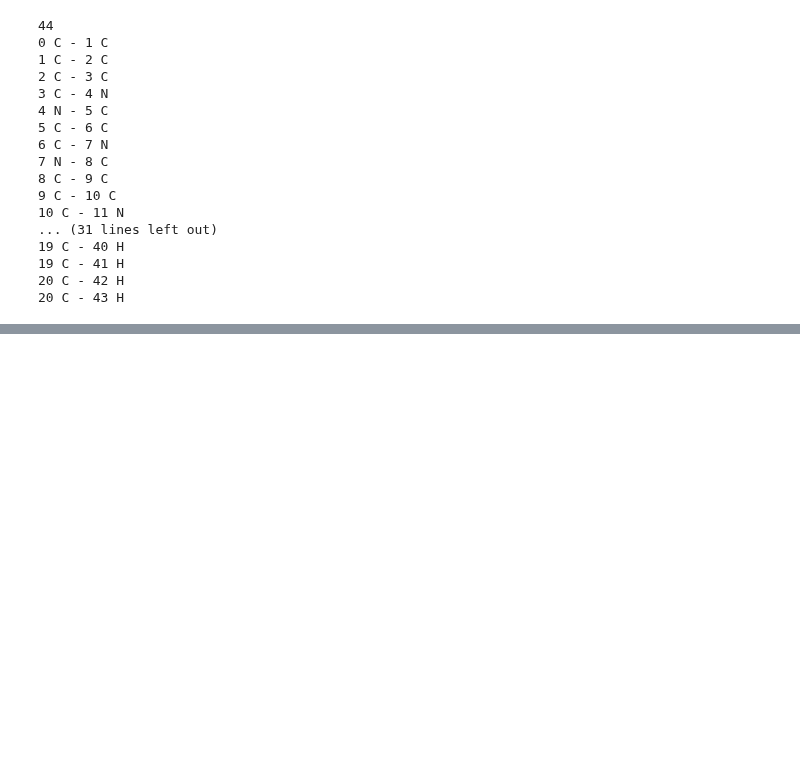
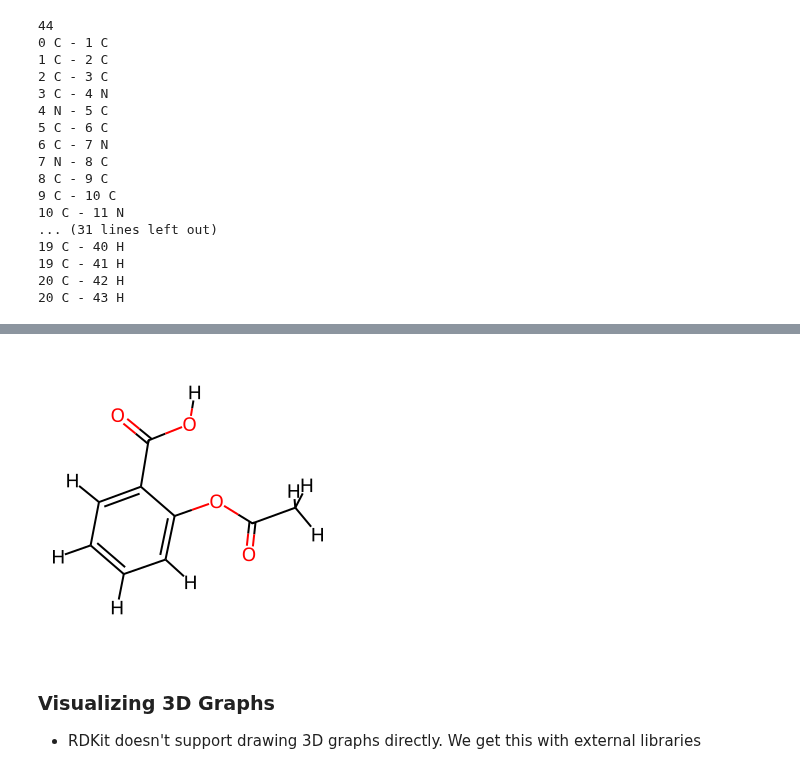
Before and after one commit to xiang1103/DL_ML_Implementations, a Jupyter notebook: RDkit & Geometric DL/rdkit/rdkit_3D.ipynb, the cells around one changed output, grey strips where cells are left out. Drawn from its saved outputs; the diff is of its cells as text; code cells hidden in the pictures; blank space fills up the shorter version.

```diff
--- a/RDkit & Geometric DL/rdkit/rdkit_3D.ipynb
+++ b/RDkit & Geometric DL/rdkit/rdkit_3D.ipynb
@@ -141,0 +162,12 @@ for bond in mol.GetBonds():
+# %%
+# We can run the function multiple times to get different conformer output
+mol= Chem.AddHs(mol)
+AllChem.EmbedMolecule(mol, AllChem.ETKDG())
+AllChem.UFFOptimizeMolecule(mol)
+img= Draw.MolToImage(mol)
+img
+# %% [output]
+[figure, added]
+# %% [markdown]
+### Visualizing 3D Graphs
+- RDKit doesn't support drawing 3D graphs directly. We get this with external libraries
```
Also changed, not shown: parts of 7 cells of this notebook.
